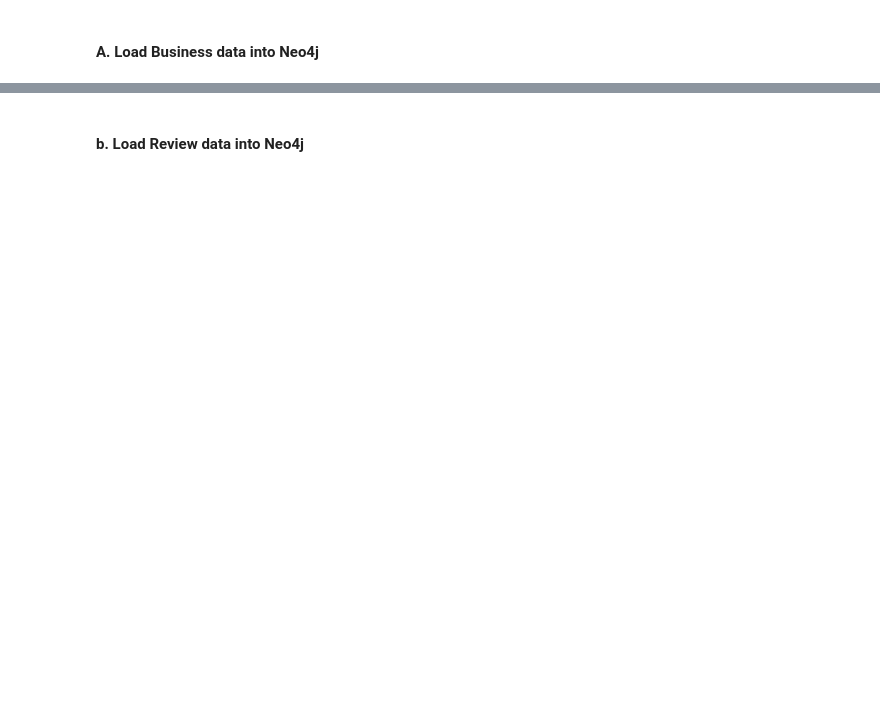
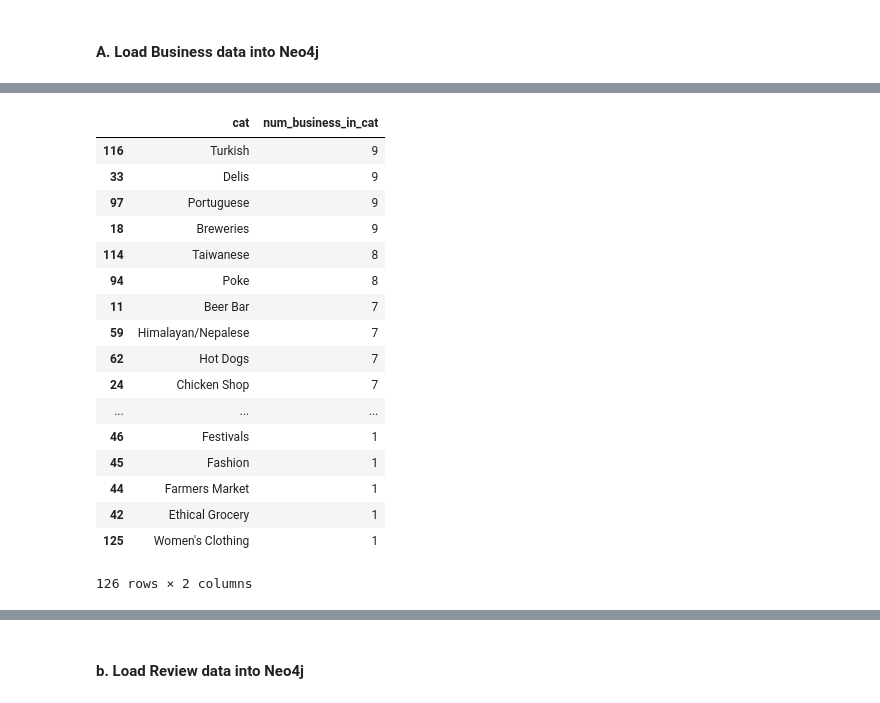
Before and after one commit to neo4j-contrib/neo4j-data-science-yelp, a Jupyter notebook: notebooks/neo4j_yelp_00_data_load_toronto.ipynb, the cells around one changed output, grey strips where cells are left out. Drawn from its saved outputs; the diff is of its cells as text; code cells hidden in the pictures; blank space fills up the shorter version.

```diff
--- a/notebooks/neo4j_yelp_00_data_load_toronto.ipynb
+++ b/notebooks/neo4j_yelp_00_data_load_toronto.ipynb
@@ -171,0 +224,38 @@ Wall time: 681 ms
+# %%
+%%time
+
+# look at categories with less than 10 businesses
+query = """
+        MATCH (c:Category)
+        WITH c.name AS cat, size(()-[:IN_CATEGORY]->(c)) AS num_business_in_cat
+        WHERE num_business_in_cat < 10
+        RETURN cat, num_business_in_cat
+        ORDER BY cat, num_business_in_cat DESC
+        """
+
+with driver.session() as session:
+    result = session.run(query)
+
+
+result_df = pd.DataFrame([dict(record) for record in result])
+
+display(result_df.sort_values('num_business_in_cat',ascending=False))
+# %% [output]
+|  | cat | num_business_in_cat |
+| 116 | Turkish | 9 |
+| 33 | Delis | 9 |
+| 97 | Portuguese | 9 |
+| 18 | Breweries | 9 |
+| 114 | Taiwanese | 8 |
+| 94 | Poke | 8 |
+| 11 | Beer Bar | 7 |
+| 59 | Himalayan/Nepalese | 7 |
+| 62 | Hot Dogs | 7 |
+| 24 | Chicken Shop | 7 |
+| ... | ... | ... |
+| 46 | Festivals | 1 |
+| 45 | Fashion | 1 |
+| 44 | Farmers Market | 1 |
+| 42 | Ethical Grocery | 1 |
+| 125 | Women's Clothing | 1 |
+126 rows × 2 columns
```
Also changed, not shown: parts of 41 cells of this notebook.
